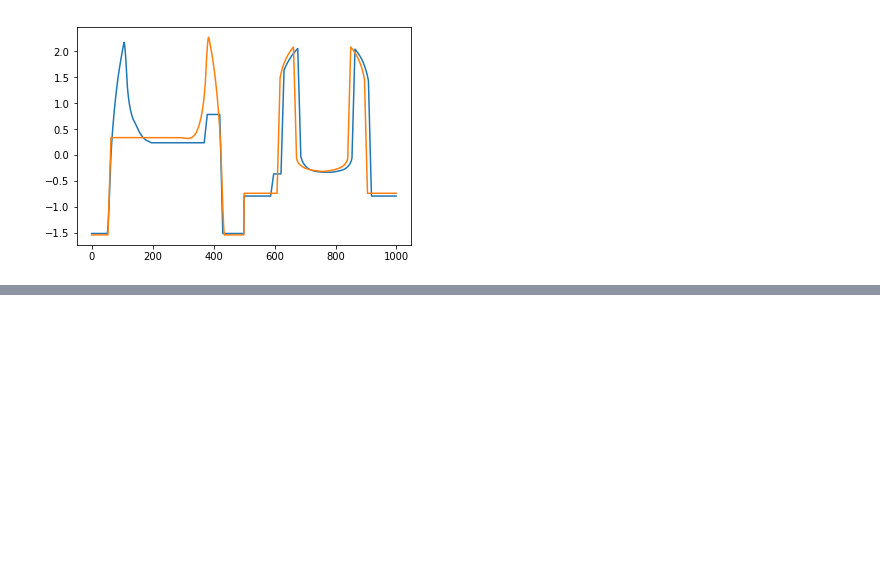
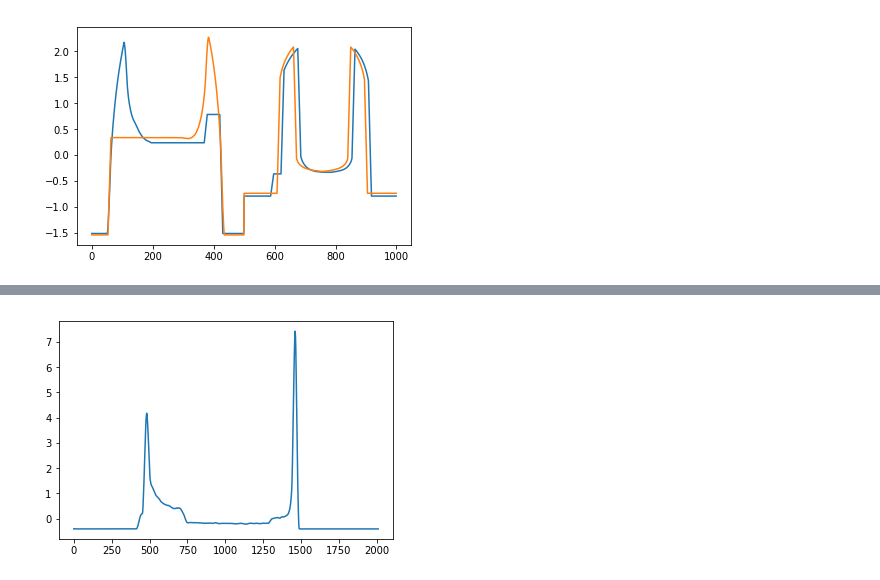
Before and after one commit to manussawee/char-to-ts, a Jupyter notebook: char-to-ts.ipynb, the cells around one changed output, grey strips where cells are left out. Cells and saved outputs as stored; diff of their text form; code cells hidden in the pictures; blank space fills up the shorter version.

```diff
--- a/char-to-ts.ipynb
+++ b/char-to-ts.ipynb
@@ -64,0 +100,4 @@ plotGraph([np.concatenate([a_x, a_y]), np.concatenate([b_x, b_y])])
+# %%
+plot_graph([s20_img_x])
+# %% [output]
+[figure, added]
```
Also changed, not shown: parts of 14 cells of this notebook, 55 other files.
